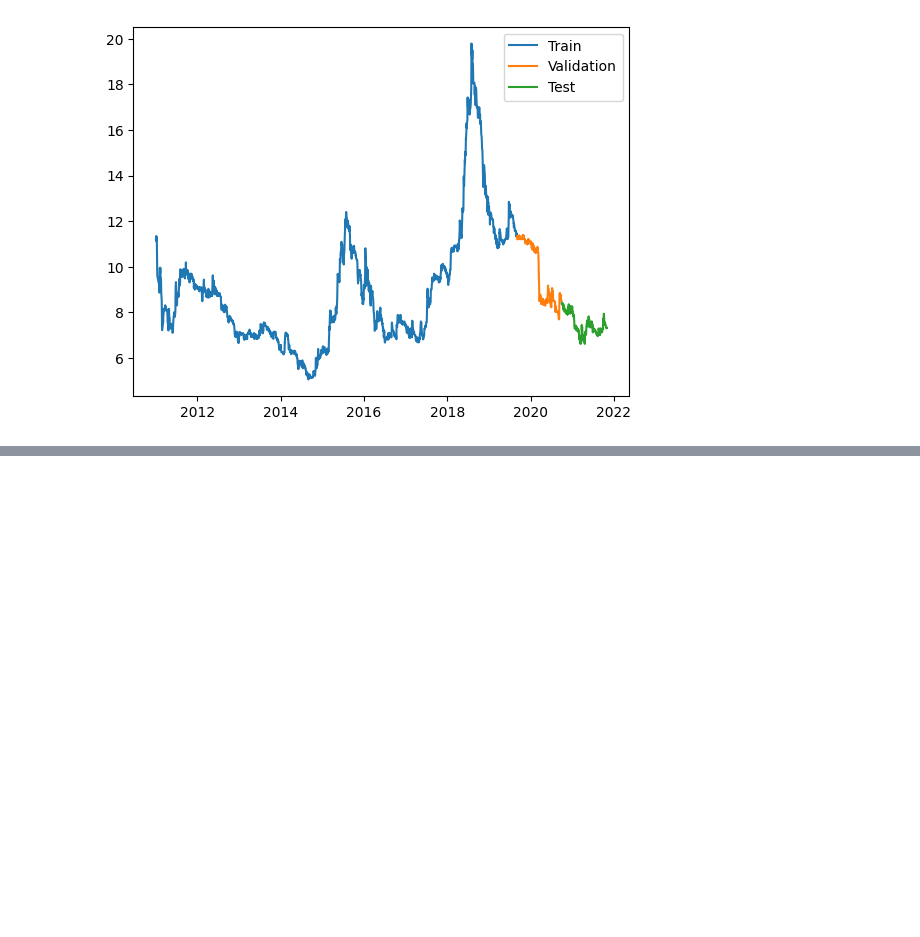
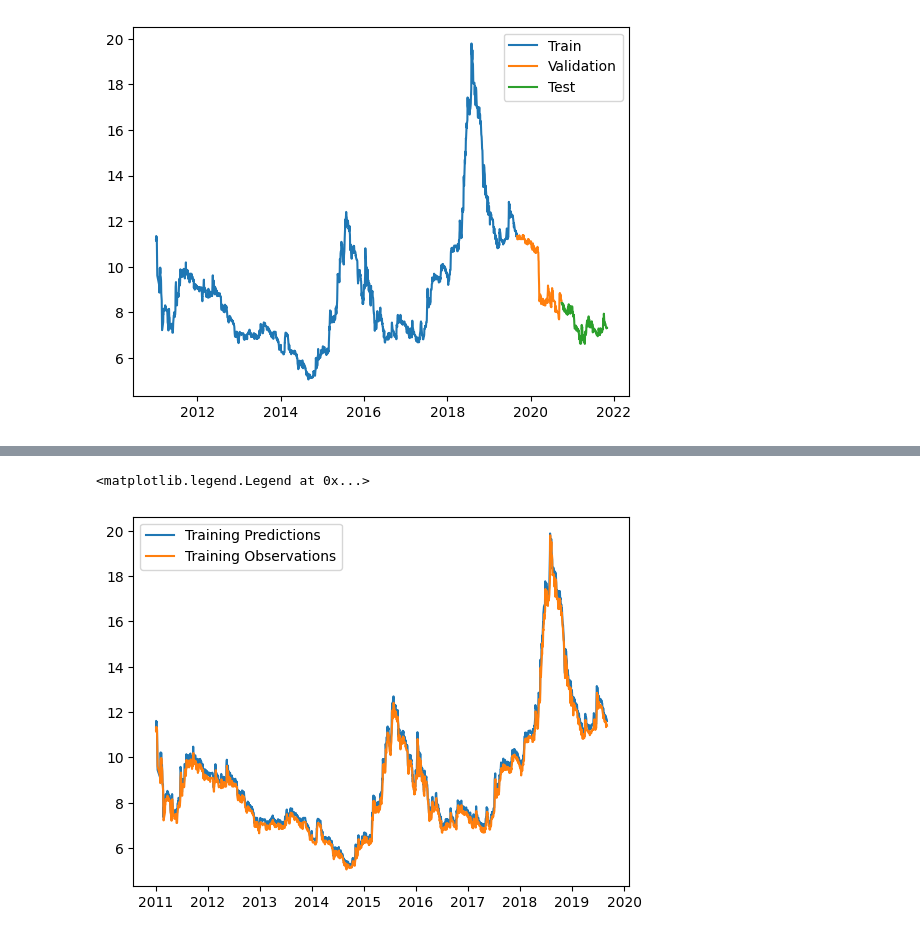
Before and after one commit to Idriss-Chefai/TunisianStockPrediction, a Jupyter notebook: LSTM.ipynb, the cells around one changed output, grey strips where cells are left out. Cells and saved outputs as stored; diff of their text form; code cells hidden in the pictures; blank space fills up the shorter version.

Commit message:
Finished the LSTM algorithm , only the recursive part is missing

```diff
--- a/LSTM.ipynb
+++ b/LSTM.ipynb
@@ -131,3 +131,22 @@ plt.legend(['Train', 'Validation', 'Test'])
 # %% [output]
 <matplotlib.legend.Legend at 0x...>
 [figure]
+# %%
+from tensorflow.keras.models import Sequential #Sequential model
+from tensorflow.keras.optimizers import Adam
+from tensorflow.keras import layers
+import distutils
+
+
+
+model = Sequential([layers.Input((3,1)),
+                    layers.LSTM(64),
+                    layers.Dense(32 , activation='relu'),
+                    layers.Dense(32 , activation='relu'),
+                    layers.Dense(1)])
+
+model.compile(loss='MSE' ,
+               optimizer=Adam(learning_rate=0.001),
+              metrics = ['mean_absolute_error'])
+
+model.fit(X_train, y_train , validation_data = (X_val , y_val) , epochs=100)
@@ -133,0 +172,7 @@ plt.legend(['Train', 'Validation', 'Test'])
+# %%
+train_prediction = model.predict(X_train).flatten()
+
+plt.plot(dates_train , train_prediction)
+plt.plot(dates_train, y_train)
+plt.legend(['Training Predictions' , 'Training Observations'])
+# %% [output]
@@ -133,0 +180,2 @@ plt.legend(['Train', 'Validation', 'Test'])
+<matplotlib.legend.Legend at 0x...>
+[figure, added]
```
Also changed, not shown: parts of 5 cells of this notebook.
